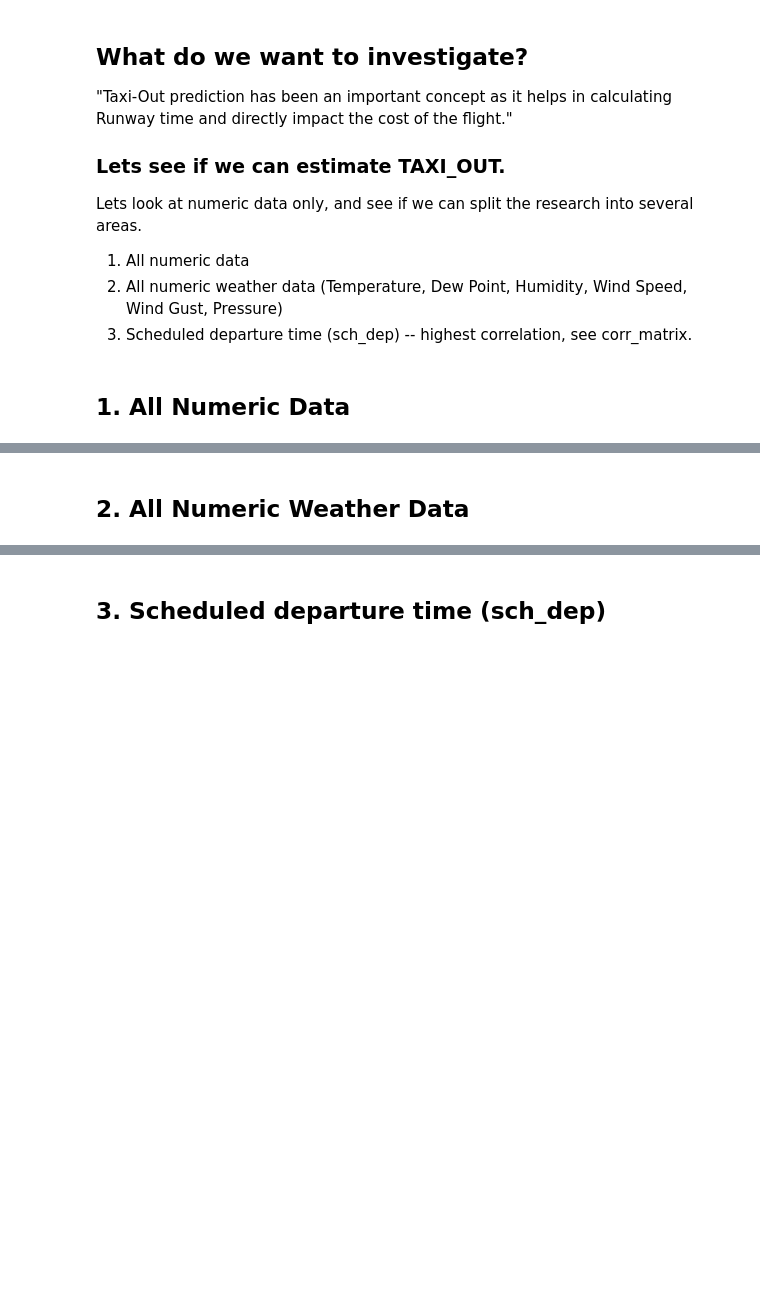
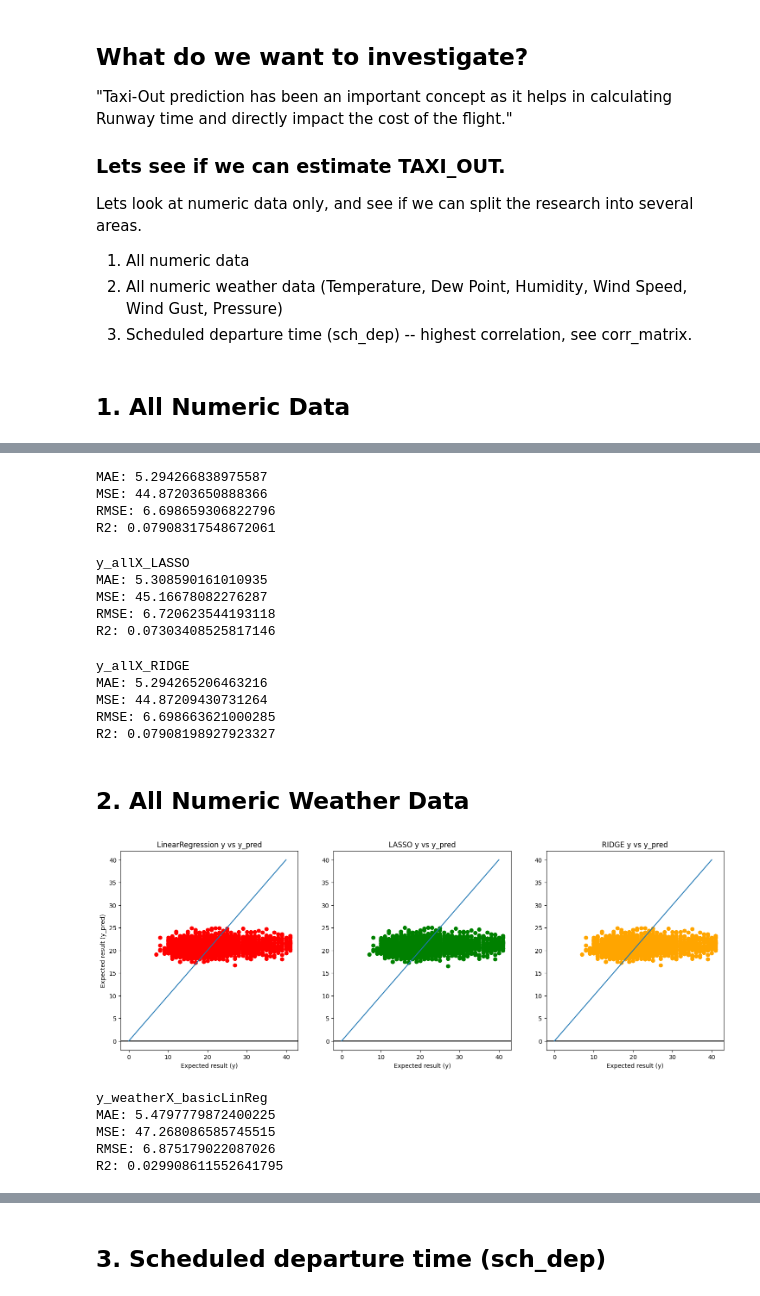
Before and after one commit to kieranthakkar/linearRegressionJFK, a Jupyter notebook: linRegression.ipynb, the cells around one changed output, grey strips where cells are left out. Cells and saved outputs as stored; diff of their text form; code cells hidden in the pictures; blank space fills up the shorter version.

```diff
--- a/linRegression.ipynb
+++ b/linRegression.ipynb
@@ -79,9 +118,38 @@ y_allX_RIDGE = ridgeReg.predict(allX_test)
 # %%
-
-print("MAE:", metrics.mean_absolute_error(y_test, y_pred))
-print("MSE:", metrics.mean_squared_error(y_test, y_pred))
-print("RMSE:", np.sqrt(metrics.mean_squared_error(y_test, y_pred)))
-print("R2:", metrics.r2_score(y_test, y_pred))
+print("y_allX_basicLinReg")
+print("MAE:", metrics.mean_absolute_error(y_test, y_allX_basicLinReg))
+print("MSE:", metrics.mean_squared_error(y_test, y_allX_basicLinReg))
+print("RMSE:", np.sqrt(metrics.mean_squared_error(y_test, y_allX_basicLinReg)))
+print("R2:", metrics.r2_score(y_test, y_allX_basicLinReg))
+# %% [output]
+MAE: 5.294266838975587
+MSE: 44.87203650888366
+RMSE: 6.698659306822796
+R2: 0.07908317548672061
+# %%
+print("y_allX_LASSO")
+print("MAE:", metrics.mean_absolute_error(y_test, y_allX_LASSO))
+print("MSE:", metrics.mean_squared_error(y_test, y_allX_LASSO))
+print("RMSE:", np.sqrt(metrics.mean_squared_error(y_test, y_allX_LASSO)))
+print("R2:", metrics.r2_score(y_test, y_allX_LASSO))
+# %% [output]
+y_allX_LASSO
+MAE: 5.308590161010935
+MSE: 45.16678082276287
+RMSE: 6.720623544193118
+R2: 0.07303408525817146
+# %%
+print("y_allX_RIDGE")
+print("MAE:", metrics.mean_absolute_error(y_test, y_allX_RIDGE))
+print("MSE:", metrics.mean_squared_error(y_test, y_allX_RIDGE))
+print("RMSE:", np.sqrt(metrics.mean_squared_error(y_test, y_allX_RIDGE)))
+print("R2:", metrics.r2_score(y_test, y_allX_RIDGE))
+# %% [output]
+y_allX_RIDGE
+MAE: 5.294265206463216
+MSE: 44.87209430731264
+RMSE: 6.698663621000285
+R2: 0.07908198927923327
 # %% [markdown]
 ## 2. All Numeric Weather Data
 # %%
@@ -123,0 +185,37 @@ test_weatherX_RIDGE = pd.DataFrame({"Actual": y_test, "Predicted": y_weatherX_RI
+# %%
+fig, (cx1, cx2, cx3) = plt.subplots(1, 3, figsize=(18,6))
+
+cx1.set_title("LinearRegression y vs y_pred")
+cx1.axhline(0, color="black")
+cx1.plot([0, 40], [0, 40])
+cx1.scatter(y_test, y_weatherX_basicLinReg, color="red")
+cx1.set(xlabel='Expected result (y)', ylabel='Expected result (y_pred)')
+
+cx2.set_title("LASSO y vs y_pred")
+cx2.axhline(0, color="black")
+cx2.plot([0, 40], [0, 40])
+cx2.scatter(y_test, y_weatherX_LASSO, color="green")
+cx2.set(xlabel='Expected result (y)')
+
+cx3.set_title("RIDGE y vs y_pred")
+cx3.axhline(0, color="black")
+cx3.plot([0, 40], [0, 40])
+cx3.scatter(y_test, y_weatherX_RIDGE, color="orange")
+cx3.set(xlabel='Expected result (y)')
+
+
+plt.show()
+# %% [output]
+[figure, added]
+# %%
+print("y_weatherX_basicLinReg")
+print("MAE:", metrics.mean_absolute_error(y_test, y_weatherX_basicLinReg))
+print("MSE:", metrics.mean_squared_error(y_test, y_weatherX_basicLinReg))
+print("RMSE:", np.sqrt(metrics.mean_squared_error(y_test, y_weatherX_basicLinReg)))
+print("R2:", metrics.r2_score(y_test, y_weatherX_basicLinReg))
+# %% [output]
+y_weatherX_basicLinReg
+MAE: 5.4797779872400225
+MSE: 47.268086585745515
+RMSE: 6.875179022087026
+R2: 0.029908611552641795
```
Also changed, not shown: parts of 8 cells of this notebook.
